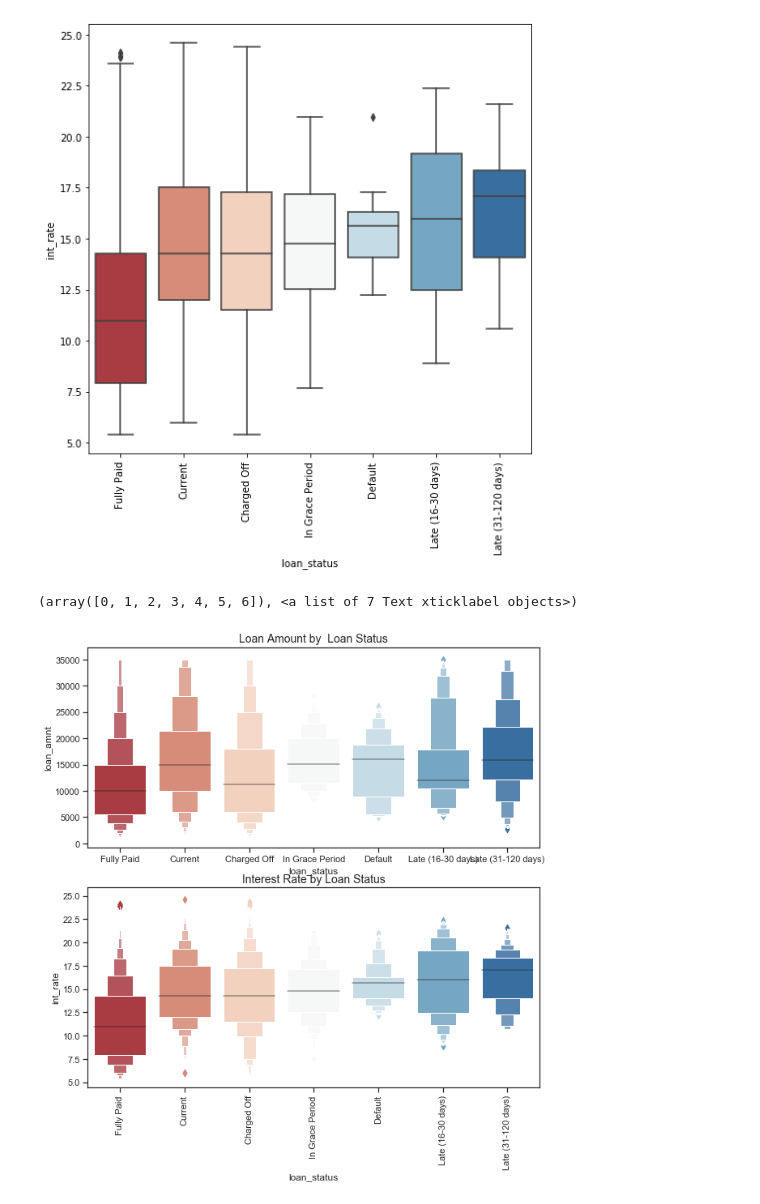
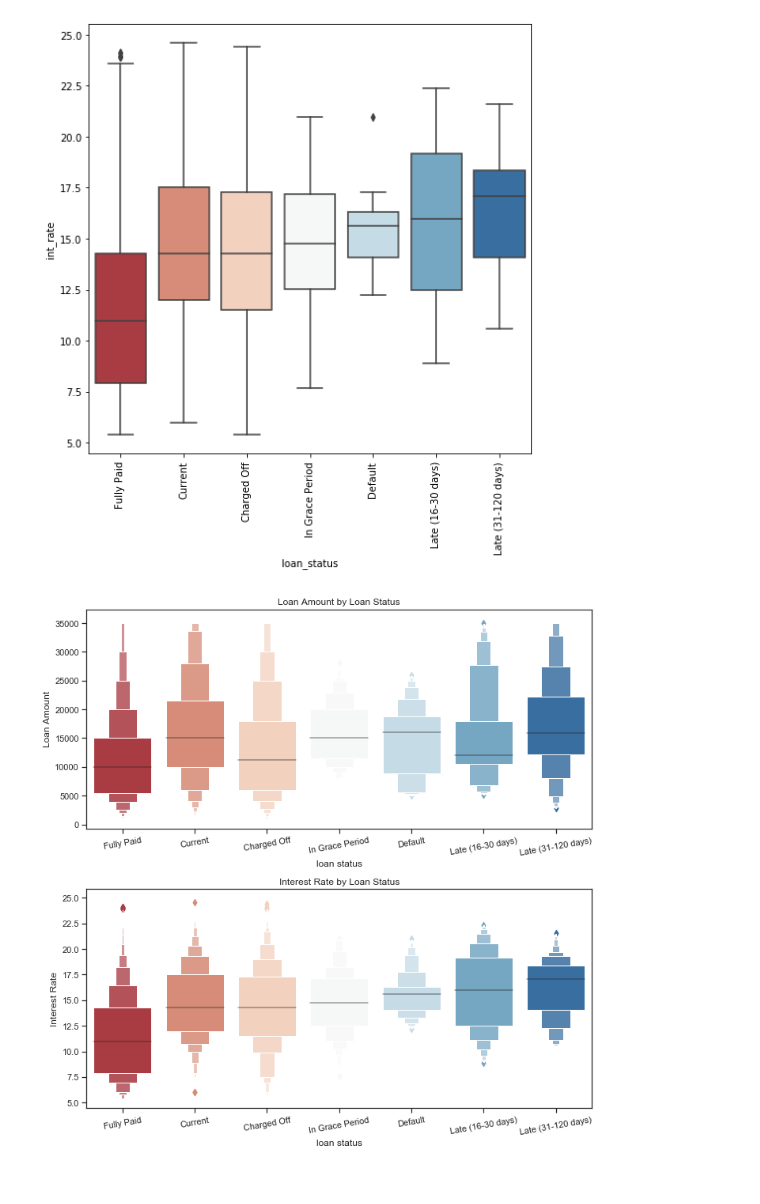
Before and after one commit to nukemecha/Project3, a Jupyter notebook: Meg/ex_analysis.ipynb, the cells around one changed output. Drawn from its saved outputs; the diff is of its cells as text; code cells hidden in the pictures.

```diff
--- a/Meg/ex_analysis.ipynb
+++ b/Meg/ex_analysis.ipynb
@@ -221,21 +217,31 @@ plt.xticks(rotation=90)
 # %%
 # Generate a catplot showing the distribution of interest rate by loan status
 
 display_order = ["Fully Paid", "Current", "Charged Off", "In Grace Period",
                  "Default", "Late (16-30 days)", "Late (31-120 days)"]
 
 fig, ax = plt.subplots(2, 1, figsize=(10, 10))
 
-sns.catplot(x="loan_status", y="loan_amnt", kind="boxen", ax=ax[0], data=df, palette = "RdBu", order=display_order)
-ax[0].set_title("Loan Amount by  Loan Status", fontsize=14)
+
+sns.catplot(x="loan_status", y="loan_amnt", kind="boxen", ax=ax[0], data=df, palette = "RdBu", order=display_order, )
+ax[0].set_title("Loan Amount by Loan Status", fontsize=12)
+ax[0].set(xlabel='loan status', ylabel='Loan Amount')
+ax[0].set_xticklabels(rotation=10, labels = display_order)
+fig.tight_layout()
+
+
 plt.close()
+
+
 sns.catplot(x="loan_status", y="int_rate", kind="boxen", ax=ax[1], data=df, palette = "RdBu", order=display_order)
-ax[1].set_title("Interest Rate by Loan Status", fontsize=14)
+ax[1].set_title("Interest Rate by Loan Status", fontsize=12)
+ax[1].set(xlabel='loan status', ylabel='Interest Rate')
+ax[1].set_xticklabels(rotation=10, labels = display_order)
+fig.tight_layout()
+
 plt.close()
-plt.xticks(rotation=90)
 # %% [output]
-(array([0, 1, 2, 3, 4, 5, 6]), <a list of 7 Text xticklabel objects>)
-[figure, old version]
+[figure, new version]
 # %%
 # Generate plots to compare distributions of loan applications and loans
 
```
Also changed, not shown: parts of 11 cells of this notebook.
